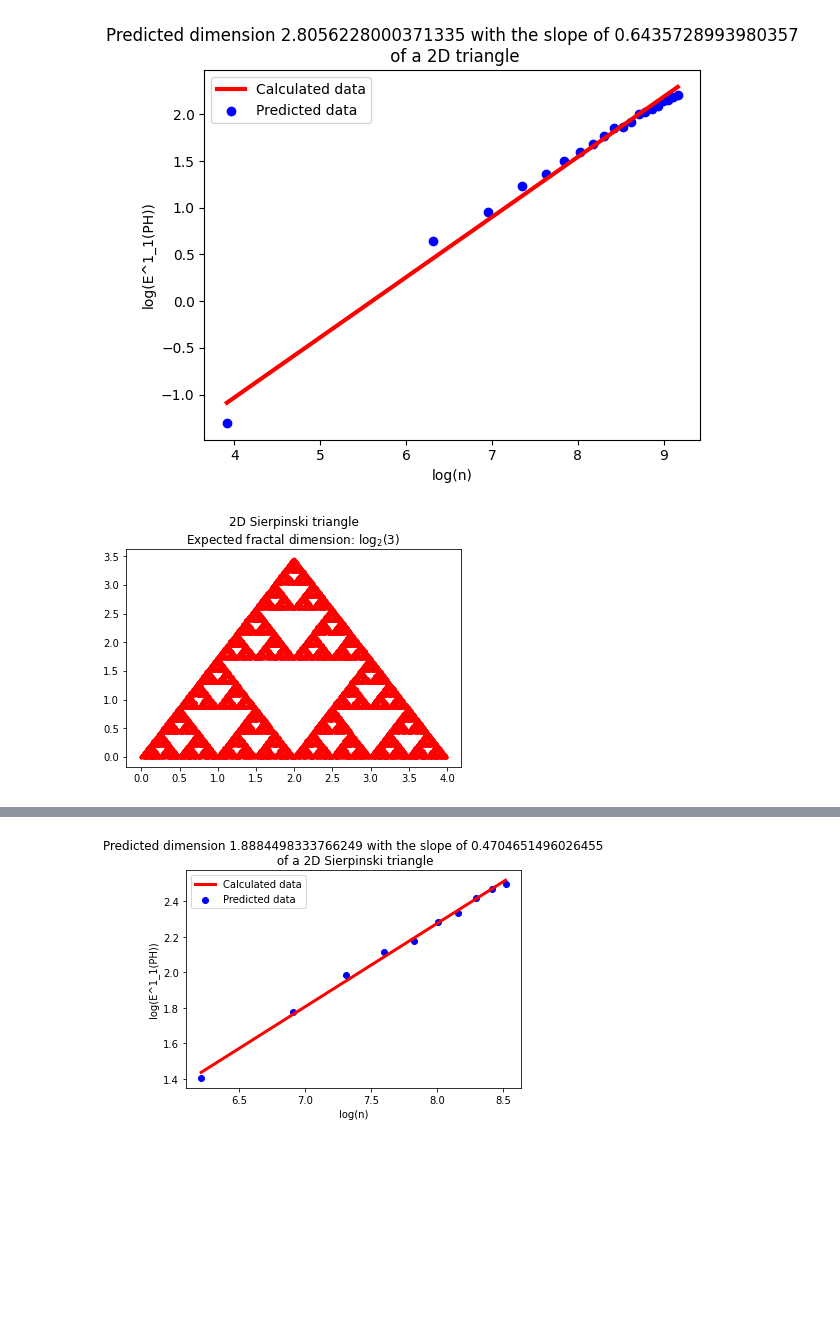
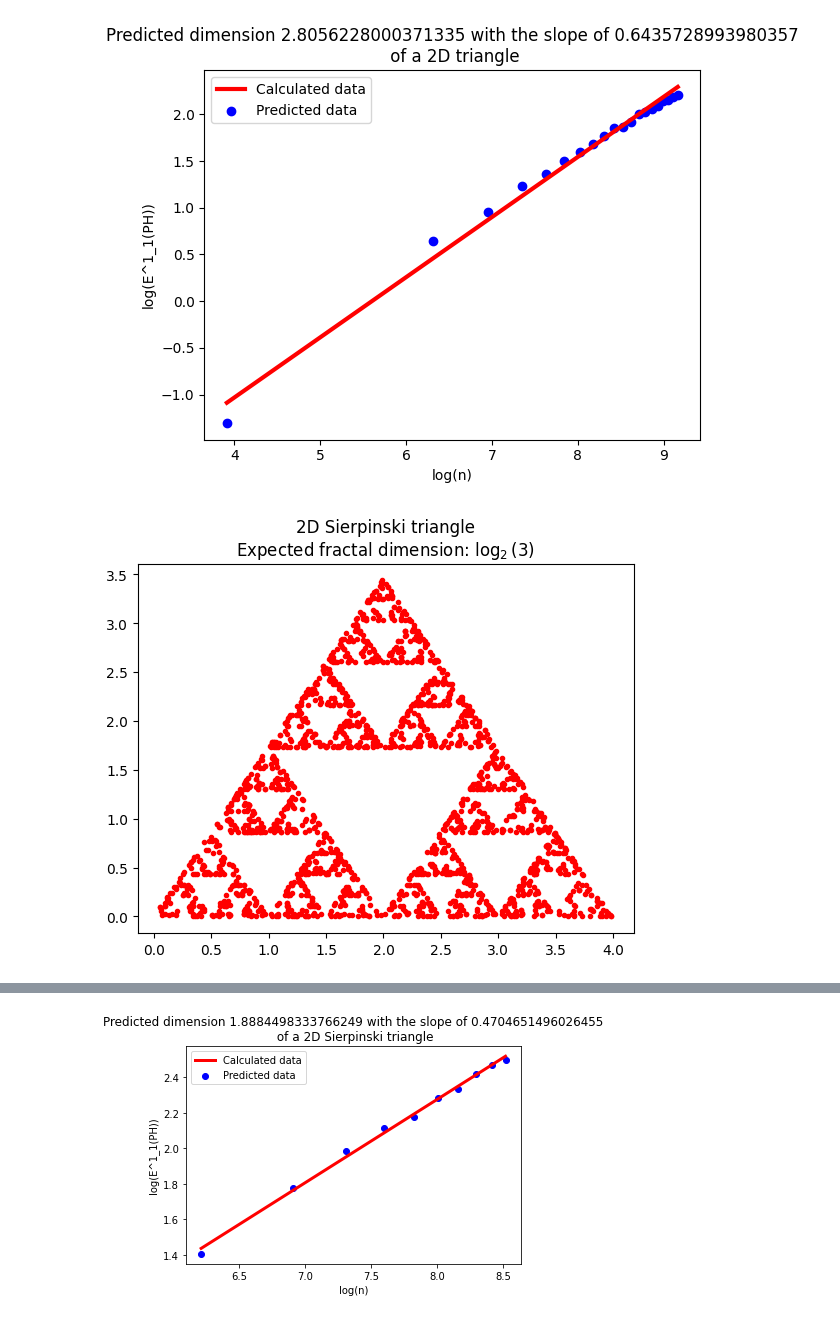
Before and after one commit to sonLe-Thanh/PHDimExperiments, a Jupyter notebook: TestPHDimPointCloud.ipynb, the cells around one changed output, grey strips where cells are left out. Cells and saved outputs as stored; diff of their text form; code cells hidden in the pictures; blank space fills up the shorter version.

```diff
--- a/TestPHDimPointCloud.ipynb
+++ b/TestPHDimPointCloud.ipynb
@@ -178,12 +175,12 @@ plotting(dimension, alpha, log_n, log_alpha_sum, est_dim, LR_fit, "2D triangle")
 # %% [output]
 [figure]
 # %%
-max_points = 20000
+max_points = 2000
 level = 8
 sierpinski_2d = sampleSierpinski2D(max_points, level)
 plt.scatter(sierpinski_2d[:, 0], sierpinski_2d[:, 1], c='r', marker='.')
 plt.title("2D Sierpinski triangle\nExpected fractal dimension: $\log_2(3)$")
 plt.show()
 # %% [output]
-[figure, old version]
+[figure, new version]
 # %%
```
Also changed, not shown: parts of 8 cells of this notebook, 13 other files.
